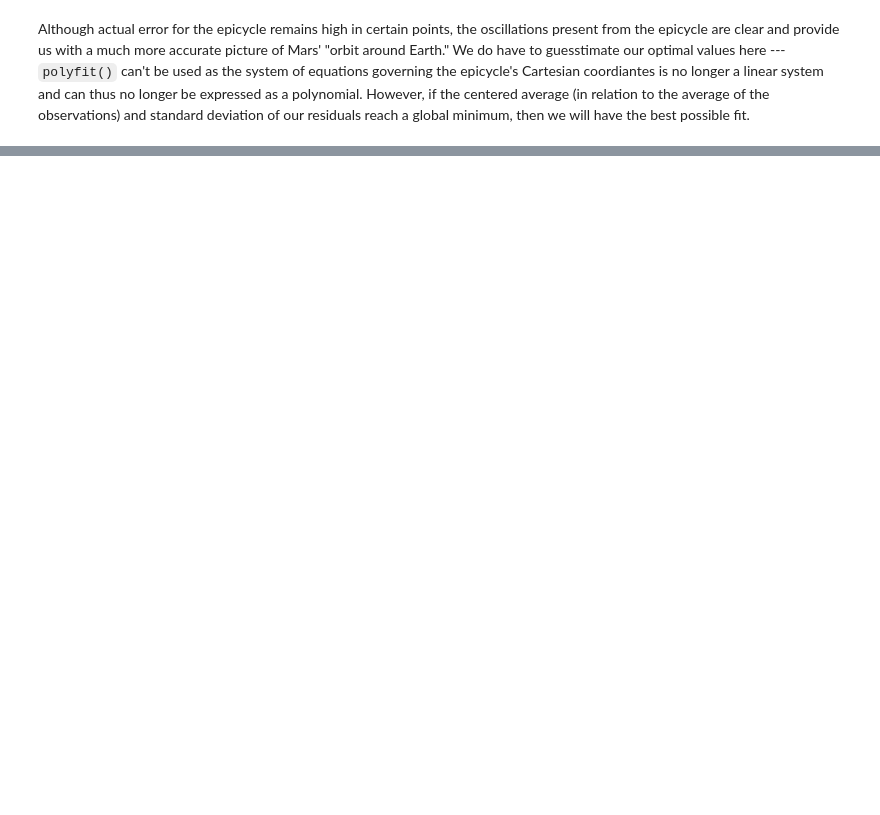
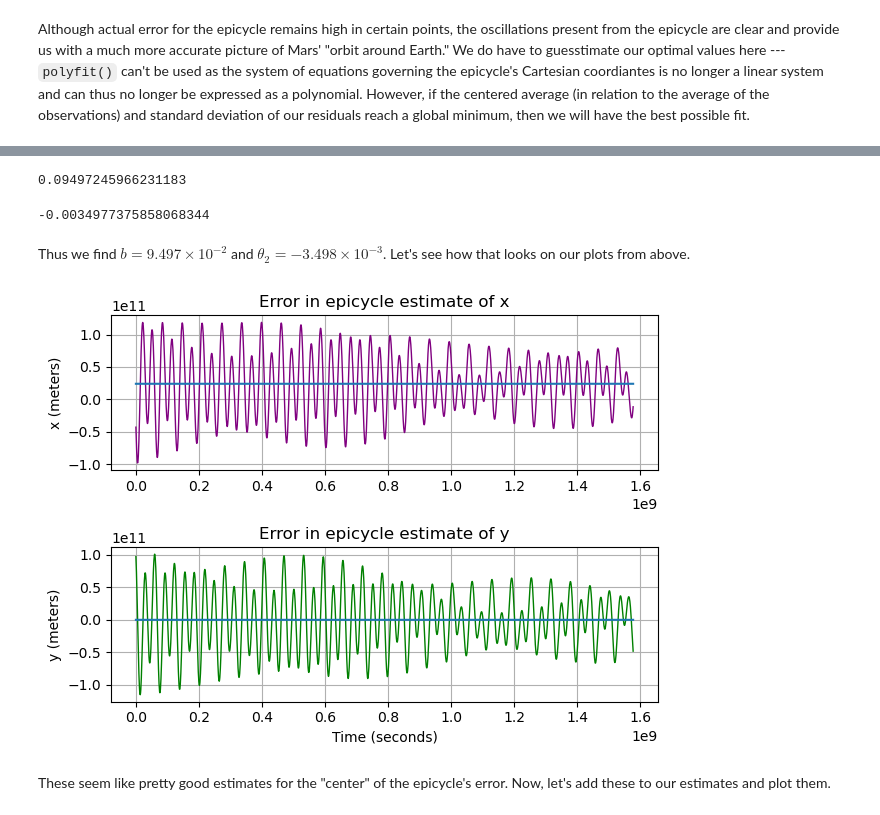
Before and after one commit to lemondoroshow/geoscienceModeling, a Jupyter notebook: celestialMechanics/copernican_revolution.ipynb, the cells around one changed output, grey strips where cells are left out. Saved outputs shown, nothing was run; the diff lists cells and outputs as text; code cells hidden in the pictures; blank space fills up the shorter version.

```diff
--- a/celestialMechanics/copernican_revolution.ipynb
+++ b/celestialMechanics/copernican_revolution.ipynb
@@ -152,8 +150,8 @@ $$ \tilde{y} = \overline{r}\cdot[\sin(\Omega t+\theta_0)+a\sin(\omega t+\theta_1
 
 Let's start by finding the true position of Mars.
 # %%
-true_x = np.multiply(r, np.cos(theta))
-true_y = np.multiply(r, np.sin(theta))
+true_x = r * np.cos(theta)
+true_y = r * np.sin(theta)
 
 # Plot true trajectories
 fig, ax = plt.subplots(figsize = (6, 6))
@@ -283,0 +303,36 @@ Let's use the same strategy as before.
+# %%
+b = np.sqrt(np.mean(true_x - x_tilde_epi)**2 + np.mean(true_y - y_tilde_epi)**2) / r_bar
+theta_two = np.arctan2(np.mean(true_y - y_tilde_epi), np.mean(true_x - x_tilde_epi))
+# %%
+b
+# %% [output]
+0.09497245966231183
+# %%
+theta_two
+# %% [output]
+-0.0034977375858068344
+# %% [markdown]
+Thus we find $b=9.497\times10^{-2}$ and $\theta_2=-3.498\times10^{-3}$. Let's see how that looks on our plots from above.
+# %%
+fig, axs = plt.subplots(2, 1)
+
+# Plot x error
+axs[0].plot(t, true_x - x_tilde_epi, color = "purple", lw = 1)
+axs[0].plot(t, r_bar * b * np.cos(theta_two) * np.ones_like(true_x))
+axs[0].set_title("Error in epicycle estimate of x")
+axs[0].set_ylabel("x (meters)")
+axs[0].grid()
+
+# Plot y error
+axs[1].plot(t, true_y - y_tilde_epi, color = "green", lw = 1)
+axs[1].plot(t, r_bar * b * np.sin(theta_two) * np.ones_like(true_y))
+axs[1].set_title("Error in epicycle estimate of y")
+axs[1].set_ylabel("y (meters)")
+axs[1].grid()
+
+plt.xlabel("Time (seconds)")
+plt.tight_layout()
+# %% [output]
+[figure, added]
+# %% [markdown]
+These seem like pretty good estimates for the "center" of the epicycle's error. Now, let's add these to our estimates and plot them.
```
Also changed, not shown: parts of 21 cells of this notebook.
